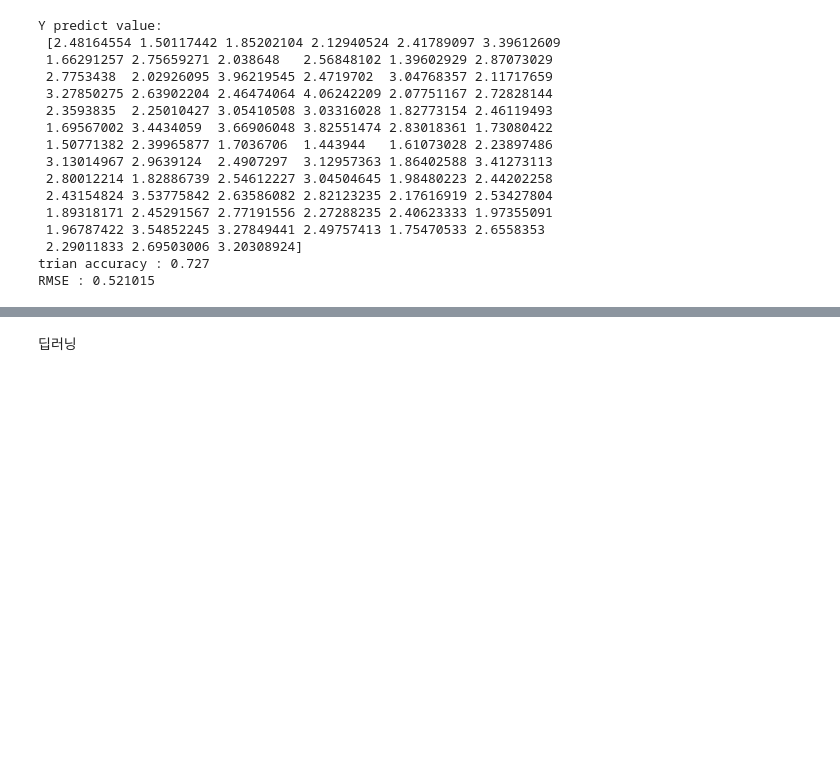
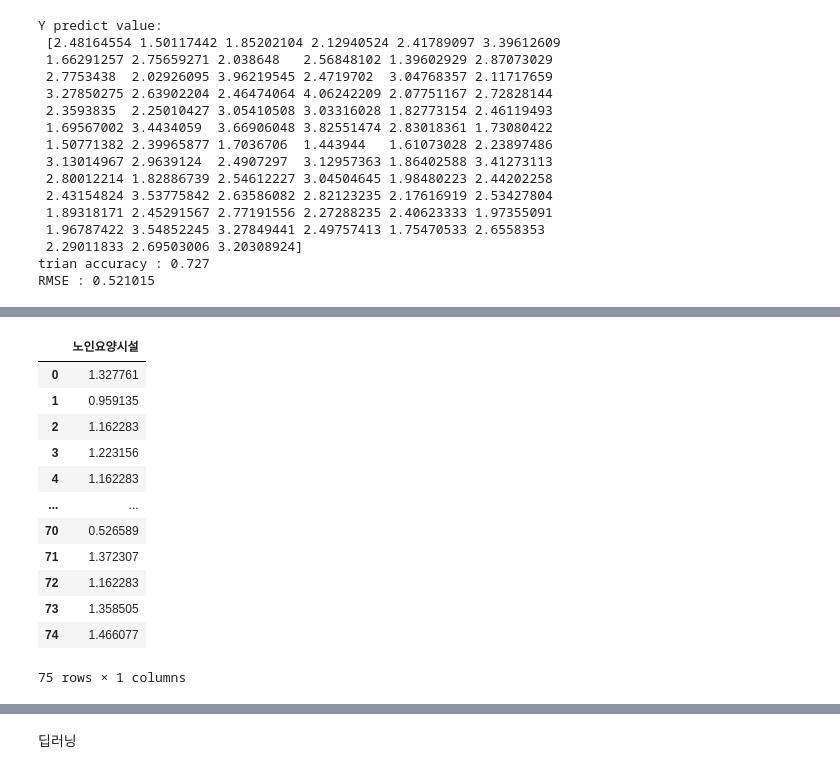
Before and after one commit to kyungmo90/Ubion-Python, a Jupyter notebook: 재가요양시설로_요양시설의_수_예측_ipynb의_사본.ipynb, the cells around one changed output, grey strips where cells are left out. Cells and saved outputs as stored; diff of their text form; code cells hidden in the pictures; blank space fills up the shorter version.

```diff
--- a/재가요양시설로_요양시설의_수_예측_ipynb의_사본.ipynb
+++ b/재가요양시설로_요양시설의_수_예측_ipynb의_사본.ipynb
@@ -387,0 +405,19 @@ RMSE : 0.521015
+# %%
+Y_test_df = pd.DataFrame(Y_test)
+Y_test_df = Y_test_df.reset_index()
+Y_test_df = pd.DataFrame(Y_test_df["노인요양시설"])
+Y_test_df
+# %% [output]
+|  | 노인요양시설 |
+| 0 | 1.327761 |
+| 1 | 0.959135 |
+| 2 | 1.162283 |
+| 3 | 1.223156 |
+| 4 | 1.162283 |
+| ... | ... |
+| 70 | 0.526589 |
+| 71 | 1.372307 |
+| 72 | 1.162283 |
+| 73 | 1.358505 |
+| 74 | 1.466077 |
+75 rows × 1 columns
```
Also changed, not shown: parts of 8 cells of this notebook.
